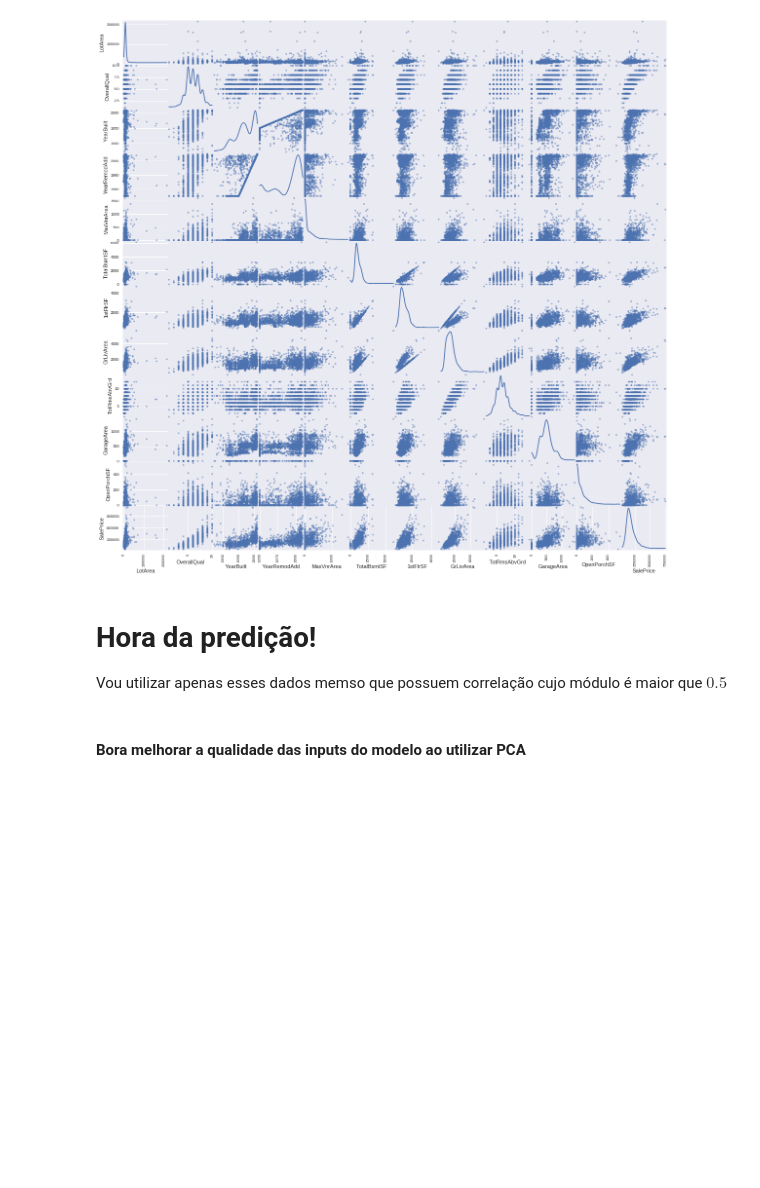
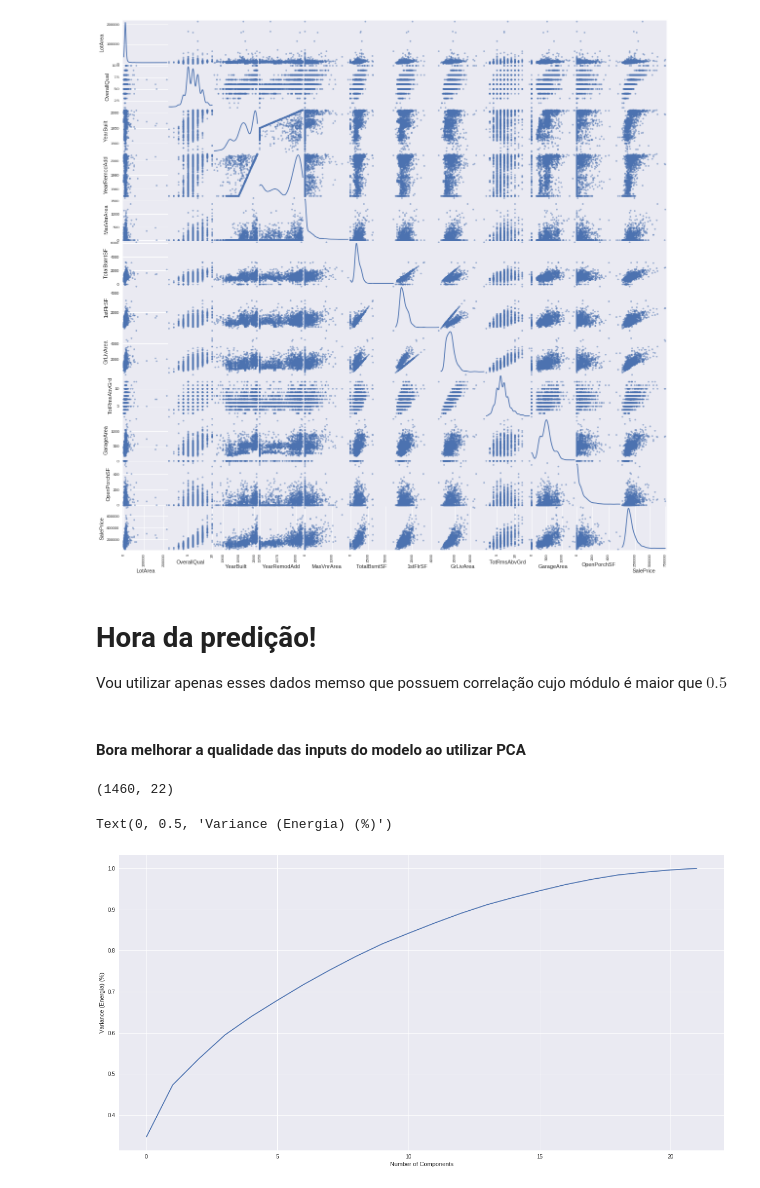
Before and after one commit to 51rL1N5/Prova_Esig, a Jupyter notebook: houseprice.ipynb, the cells around one changed output. Saved outputs shown, nothing was run; the diff lists cells and outputs as text; code cells hidden in the pictures; blank space fills up the shorter version.

```diff
--- a/houseprice.ipynb
+++ b/houseprice.ipynb
@@ -917,4 +923,19 @@ X_scaled = scaler.fit(trainX).transform(trainX)
 
 y_target     = trainY
 y_log_target = np.log(trainY)
+# %%
+X_scaled.shape
+# %% [output]
+(1460, 22)
+# %%
+pca = PCA(n_components=22).fit(X_scaled)
+
+plt.figure(figsize=(20,10))
+
+plt.plot(np.cumsum(pca.explained_variance_ratio_))
+plt.xlabel('Number of Components')
+plt.ylabel('Variance (Energia) (%)') #for each component
+# %% [output]
+Text(0, 0.5, 'Variance (Energia) (%)')
+[figure, added]
 # %%
```
Also changed, not shown: parts of 42 cells of this notebook.
